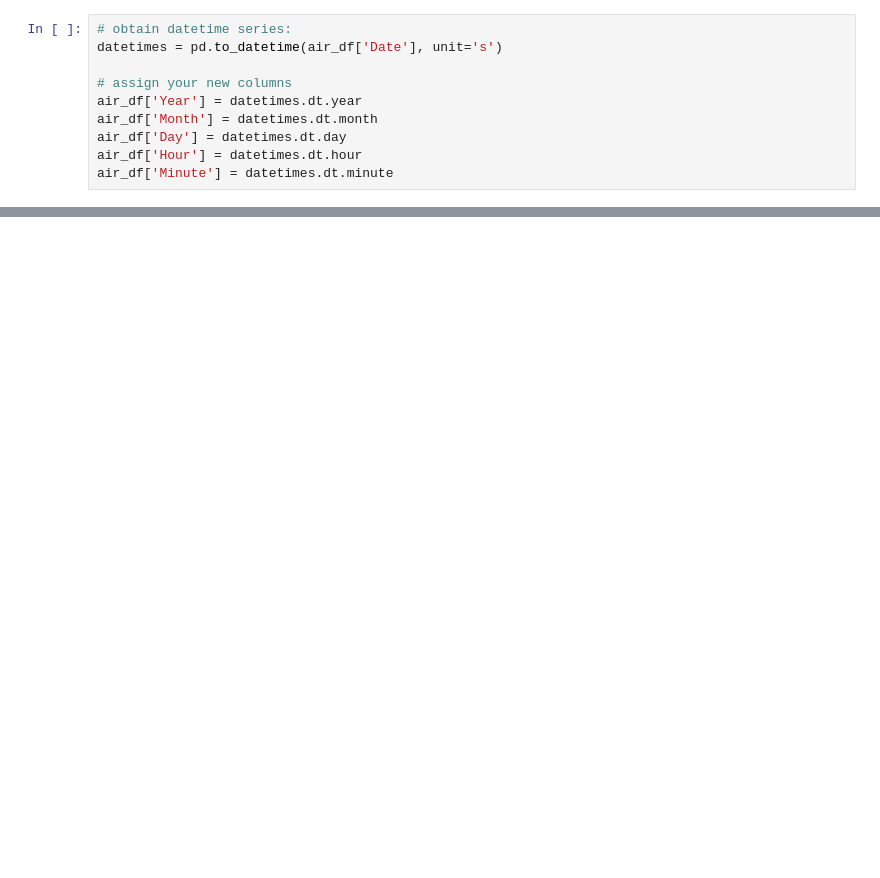
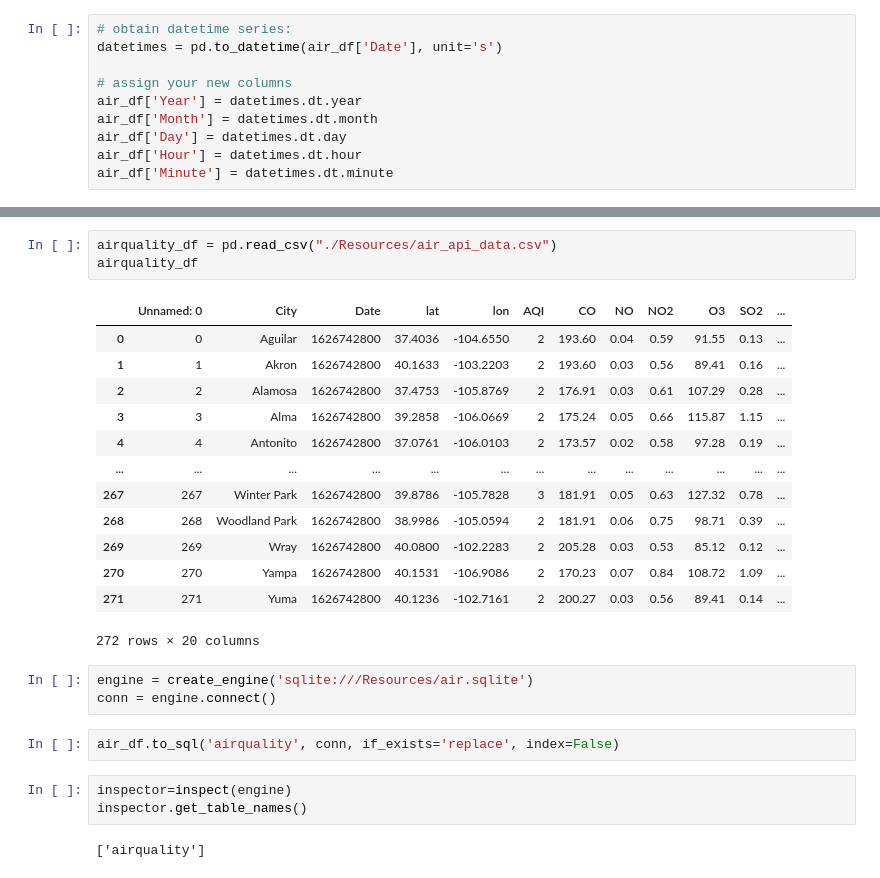
Before and after one commit to willserene/The_Air_We_Breath, a Jupyter notebook: Air_API_Call.ipynb, the cells around one changed output, grey strips where cells are left out. Cells and saved outputs as stored; diff of their text form; blank space fills up the shorter version.

```diff
--- a/Air_API_Call.ipynb
+++ b/Air_API_Call.ipynb
@@ -165,0 +181,27 @@ air_df.to_csv('Resources/data/air_api_data.csv')
+# %%
+airquality_df = pd.read_csv("./Resources/air_api_data.csv")
+airquality_df
+# %% [output]
+|  | Unnamed: 0 | City | Date | lat | lon | AQI | CO | NO | NO2 | O3 | SO2 | ... |
+| 0 | 0 | Aguilar | 1626742800 | 37.4036 | -104.6550 | 2 | 193.60 | 0.04 | 0.59 | 91.55 | 0.13 | ... |
+| 1 | 1 | Akron | 1626742800 | 40.1633 | -103.2203 | 2 | 193.60 | 0.03 | 0.56 | 89.41 | 0.16 | ... |
+| 2 | 2 | Alamosa | 1626742800 | 37.4753 | -105.8769 | 2 | 176.91 | 0.03 | 0.61 | 107.29 | 0.28 | ... |
+| 3 | 3 | Alma | 1626742800 | 39.2858 | -106.0669 | 2 | 175.24 | 0.05 | 0.66 | 115.87 | 1.15 | ... |
+| 4 | 4 | Antonito | 1626742800 | 37.0761 | -106.0103 | 2 | 173.57 | 0.02 | 0.58 | 97.28 | 0.19 | ... |
+| ... | ... | ... | ... | ... | ... | ... | ... | ... | ... | ... | ... | ... |
+| 267 | 267 | Winter Park | 1626742800 | 39.8786 | -105.7828 | 3 | 181.91 | 0.05 | 0.63 | 127.32 | 0.78 | ... |
+| 268 | 268 | Woodland Park | 1626742800 | 38.9986 | -105.0594 | 2 | 181.91 | 0.06 | 0.75 | 98.71 | 0.39 | ... |
+| 269 | 269 | Wray | 1626742800 | 40.0800 | -102.2283 | 2 | 205.28 | 0.03 | 0.53 | 85.12 | 0.12 | ... |
+| 270 | 270 | Yampa | 1626742800 | 40.1531 | -106.9086 | 2 | 170.23 | 0.07 | 0.84 | 108.72 | 1.09 | ... |
+| 271 | 271 | Yuma | 1626742800 | 40.1236 | -102.7161 | 2 | 200.27 | 0.03 | 0.56 | 89.41 | 0.14 | ... |
+272 rows × 20 columns
+# %%
+engine = create_engine('sqlite:///Resources/air.sqlite')
+conn = engine.connect()
+# %%
+air_df.to_sql('airquality', conn, if_exists='replace', index=False)
+# %%
+inspector=inspect(engine)
+inspector.get_table_names()
+# %% [output]
+['airquality']
```
Also changed, not shown: parts of 10 cells of this notebook, 7 other files.
